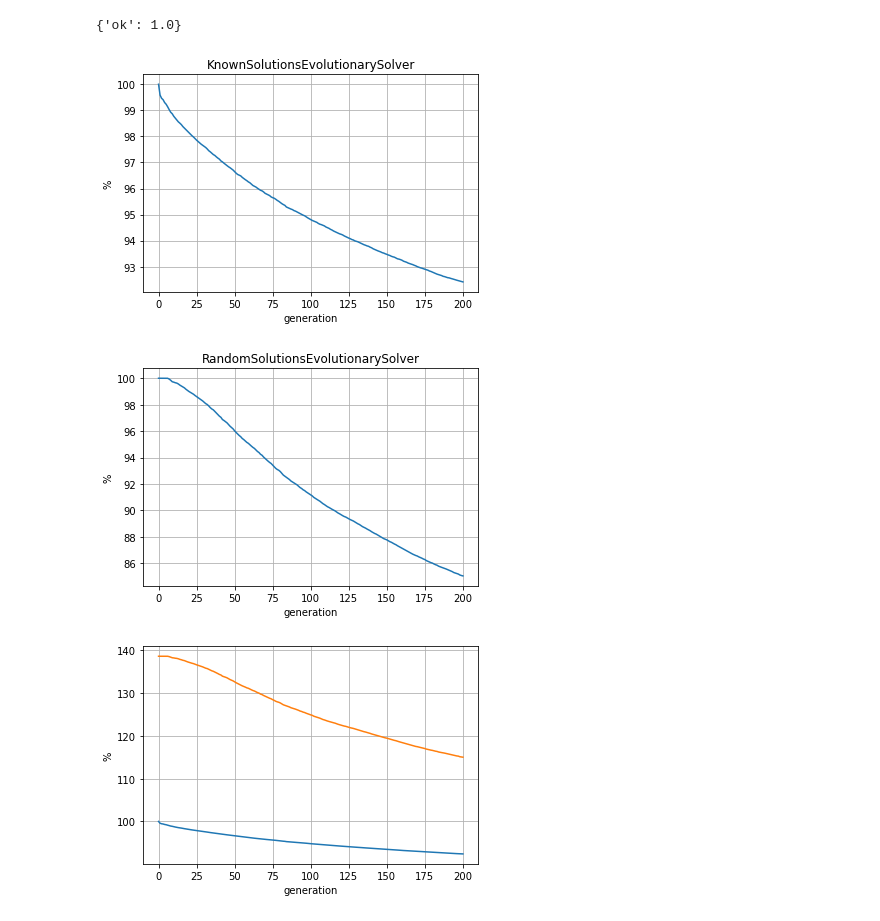
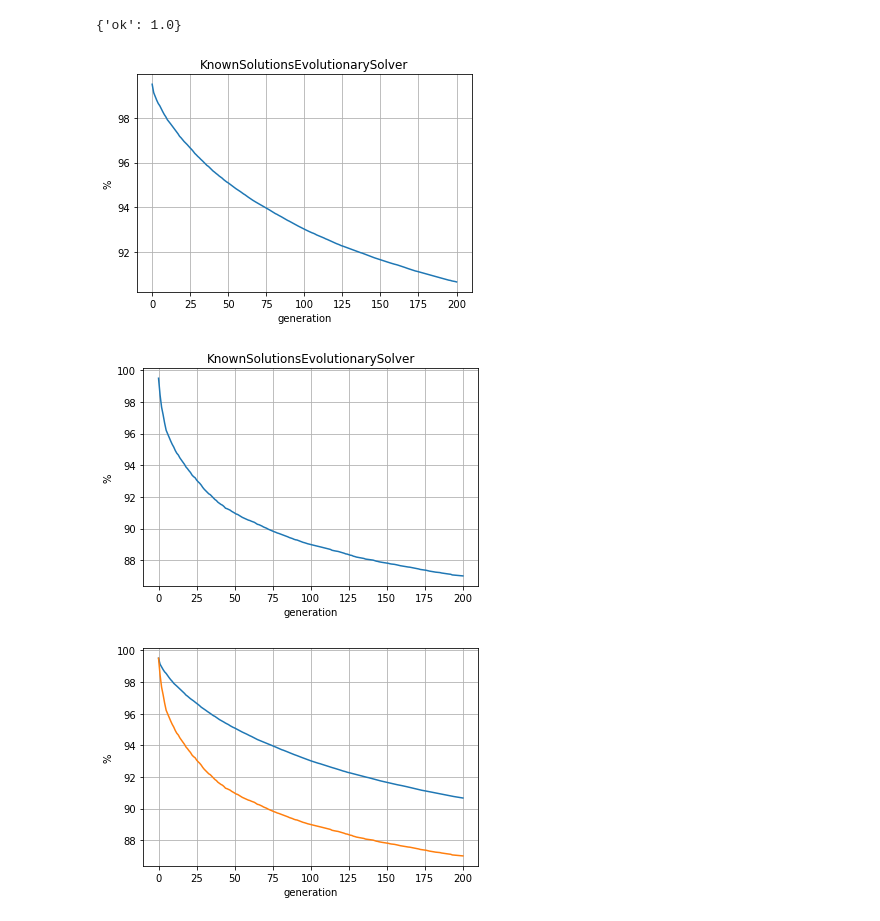
Before and after one commit to mikhailnefedov/OneTrainTransferProblemGenerator, a Jupyter notebook: python_backend/visualization_notebook.ipynb, the cells around one changed output. Cells and saved outputs as stored; diff of their text form; code cells hidden in the pictures.

```diff
--- a/python_backend/visualization_notebook.ipynb
+++ b/python_backend/visualization_notebook.ipynb
@@ -4,7 +4,7 @@ import numpy as np
 import matplotlib.pyplot as plt
 # %%
 # VARIABLES CONFIGURATION
-experiment_id = "10-07-50"
+experiment_id = "12-07-200"
 # %%
 from pymongo.mongo_client import MongoClient
 from pymongo.server_api import ServerApi
@@ -22,6 +22,9 @@ historical_evolution_data = db.historicalEvolutionData
 def convert_cost_values_to_percentages(costs):
     percentage_values = []
     start_value = costs[0]
+    if start_value == 0:
+        return [0 for _ in range(0, len(costs))]
+
     for i in range(0, len(costs)):
         percentage_values.append(costs[i] / start_value * 100)
     return percentage_values
@@ -30,30 +33,31 @@ def convert_to_percentages(array):
     for i in range(0, len(array)):
         array[i] = convert_cost_values_to_percentages(array[i])
 
-def get_percentages_by_solver(solver_name):
-    data = historical_evolution_data.find({"experimentId" : experiment_id, "solverName" : solver_name})
+def get_percentages_by_solver(solver_name, solver_config):
+    data = historical_evolution_data.find({"experimentId" : experiment_id, "solverName" : solver_name, "solverConfiguration": solver_config})
     cost_data = list(map(lambda x: x["costData"], data))
     convert_to_percentages(cost_data)
     percentages = np.array(cost_data)
     return np.mean(percentages, axis=0)
 # %%
-def create_percentage_plot(solver_name):
+def create_percentage_plot(solver_name, solver_config):
     fig, ax = plt.subplots()
-    average_percentages = get_percentages_by_solver(solver_name)
+    average_percentages = get_percentages_by_solver(solver_name, solver_config)
     ax.plot(average_percentages)
 
     ax.set(xlabel='generation', ylabel='%',
        title= solver_name)
     ax.grid()
 
     plt.show()
 
 
-create_percentage_plot("KnownSolutionsEvolutionarySolver")
-create_percentage_plot("RandomSolutionsEvolutionarySolver")
+create_percentage_plot("KnownSolutionsEvolutionarySolver", "50-20-50-200-0,300000-FreeCapacitySwapMutation")
+create_percentage_plot("KnownSolutionsEvolutionarySolver", "50-20-50-200-0,300000-FreeCapacityAndPassengerSwapMutation")
+#create_percentage_plot("RandomSolutionsEvolutionarySolver")
 # %% [output]
-[figure, old version]
+[figure, new version]
-[figure, old version]
+[figure, new version]
 # %%
 def cost_values_to_percentages(costs, start_value):
     percentage_values = []
@@ -67,21 +71,14 @@ def convert_to_percentages(solver1_array, solver2_array):
             base_value = solver1_array[i][0]
         else:
             base_value = solver2_array[i][0]
-        solver1_array[i] = cost_values_to_percentages(solver1_array[i], base_value)
-        solver2_array[i] = cost_values_to_percentages(solver2_array[i], base_value)
+        if base_value != 0:
+            solver1_array[i] = cost_values_to_percentages(solver1_array[i], base_value)
+            solver2_array[i] = cost_values_to_percentages(solver2_array[i], base_value)
 
 
-def get_percentages_by_solver(solver_name):
-    data = historical_evolution_data.find({"experimentId" : experiment_id, "solverName" : solver_name})
-    cost_data = list(map(lambda x: x["costData"], data))
-    convert_to_percentages(cost_data)
-    percentages = np.array(cost_data)
-    return np.mean(percentages, axis=0)
-
-
-def zip_solver_costs(solver1, solver2):
-    solver1_data = historical_evolution_data.find({"experimentId" : experiment_id, "solverName" : solver1})
-    solver2_data = historical_evolution_data.find({"experimentId" : experiment_id, "solverName" : solver2})
+def zip_solver_costs(solver1, solver1_config, solver2, solver2_config):
+    solver1_data = historical_evolution_data.find({"experimentId" : experiment_id, "solverName" : solver1, "solverConfiguration": solver1_config})
+    solver2_data = historical_evolution_data.find({"experimentId" : experiment_id, "solverName" : solver2, "solverConfiguration": solver2_config})
 
     solver1_costs = list(map(lambda x: x["costData"], sorted(solver1_data, key= lambda x: x["instanceId"])))
     solver2_costs = list(map(lambda x: x["costData"], sorted(solver2_data, key= lambda x: x["instanceId"])))
@@ -103,7 +100,8 @@ def create_solvers_comparison_plot(solver1_data, solver2_data):
 
     plt.show()
 
-solver1_data, solver2_data = zip_solver_costs("KnownSolutionsEvolutionarySolver", "RandomSolutionsEvolutionarySolver")
+solver1_data, solver2_data = zip_solver_costs("KnownSolutionsEvolutionarySolver", "50-20-50-200-0,300000-FreeCapacitySwapMutation",
+                                              "KnownSolutionsEvolutionarySolver", "50-20-50-200-0,300000-FreeCapacityAndPassengerSwapMutation")
 create_solvers_comparison_plot(solver1_data, solver2_data)
 # %% [output]
-[figure, old version]
+[figure, new version]
```
